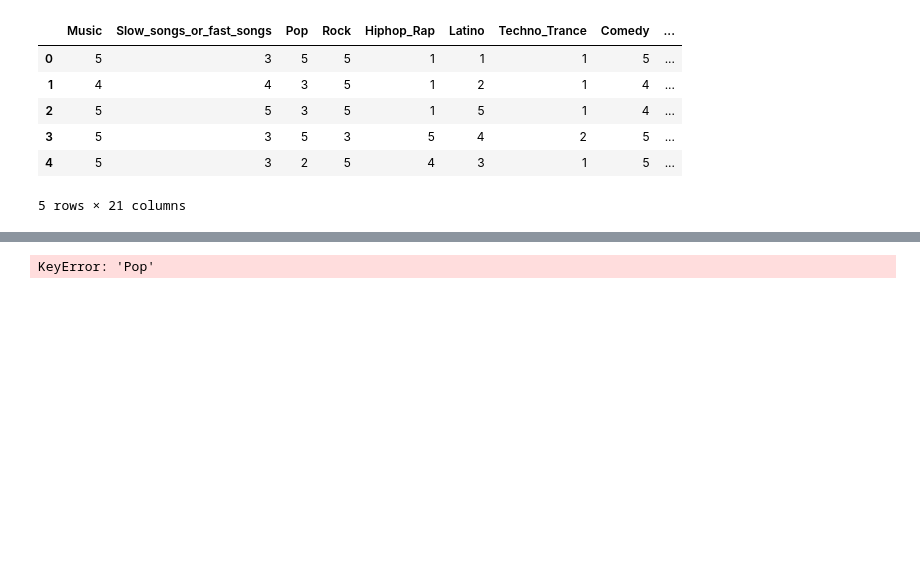
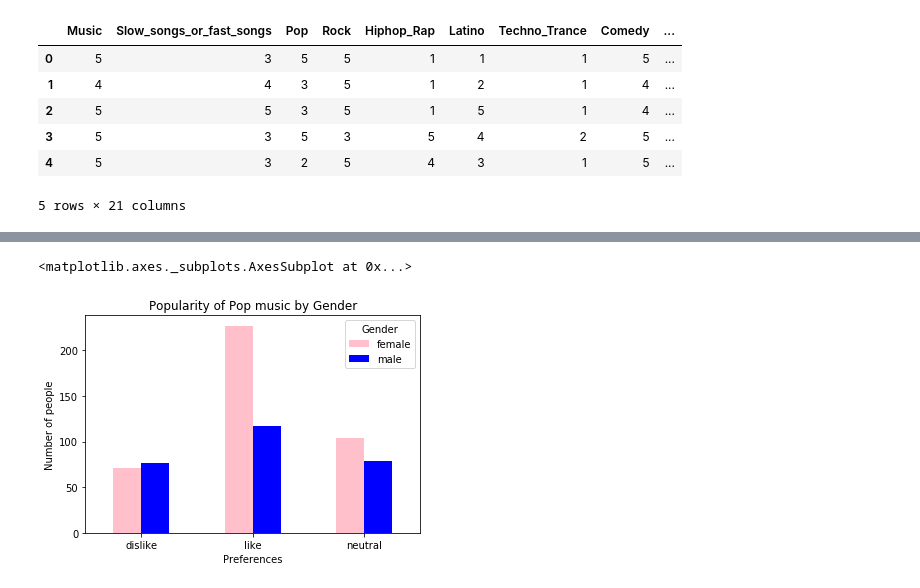
Before and after one commit to Fairfield-University-BA505/final-project-fa2019-tm-3, a Jupyter notebook: Final Notebook.ipynb, the cells around one changed output, grey strips where cells are left out. Cells and saved outputs as stored; diff of their text form; code cells hidden in the pictures; blank space fills up the shorter version.

```diff
--- a/Final Notebook.ipynb
+++ b/Final Notebook.ipynb
@@ -67,10 +67,10 @@ research2['Rock']=research2['Rock'].map(Rock_dict)
 
 
 # Hiphop,Rap
-research2['Hiphop,Rap']=research2['Hiphop,Rap'].astype(str)
+research2['Hiphop_Rap']=research2['Hiphop_Rap'].astype(str)
 # research2.dtypes --> make sure type was changed correctly
 Hiphop_dict={'1': 'dislike', '2':'dislike', '3':'neutral', '4':'like', '5':'like'}
-research2['Hiphop,Rap']=research2['Hiphop,Rap'].map(Hiphop_dict)
+research2['Hiphop_Rap']=research2['Hiphop_Rap'].map(Hiphop_dict)
 
 
 # Latino
@@ -81,9 +81,9 @@ research2['Latino']=research2['Latino'].map(Latino_dict)
 
 
 # Techno,Trance
-research2['Techno,Trance']=research2['Techno,Trance'].astype(str)
+research2['Techno_Trance']=research2['Techno_Trance'].astype(str)
 # research2.dtypes --> make sure type was changed correctly
 Techno_dict={'1': 'dislike', '2':'dislike', '3':'neutral', '4':'like', '5':'like'}
-research2['Techno,Trance']=research2['Techno,Trance'].map(Techno_dict)
+research2['Techno_Trance']=research2['Techno_Trance'].map(Techno_dict)
 research2
 # %% [output]
@@ -91,14 +103,15 @@ KeyError: 'Hiphop,Rap'
 # %%
 #Gender and music preferences
 #Gender and Pop
 gender_v_pop =research2.groupby(['Pop', 'Gender'])['Pop'].count().unstack('Gender').plot(kind='bar', color=["pink","blue"])
 
 # adding labels
-plt.title('Popularity of Pop music')
+plt.title('Popularity of Pop music by Gender')
 plt.ylabel('Number of people')
 plt.xlabel('Preferences')
 plt.xticks(rotation='horizontal')
 
 gender_v_pop
 # %% [output]
-KeyError: 'Pop'
+<matplotlib.axes._subplots.AxesSubplot at 0x...>
+[figure, added]
```
Also changed, not shown: parts of 16 cells of this notebook.
